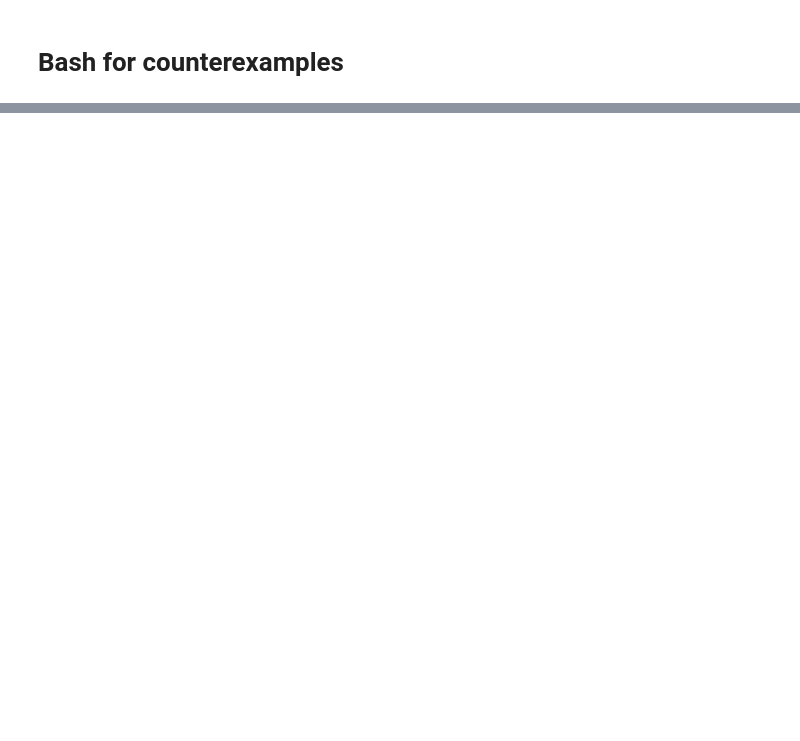
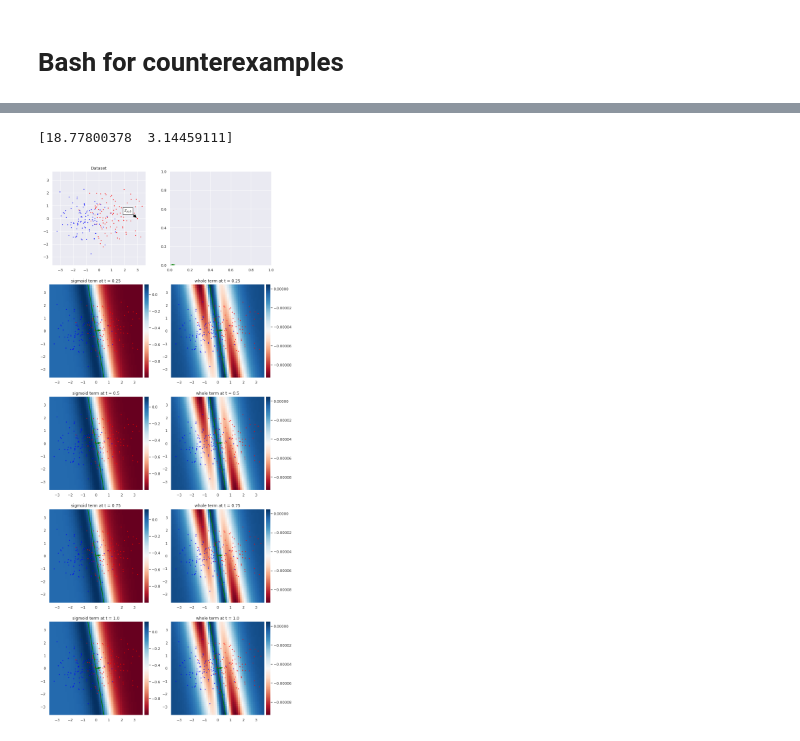
Before and after one commit to bbbert/influence-release, a Jupyter notebook: scripts/bash_examples.ipynb, the cells around one changed output, grey strips where cells are left out. Saved outputs shown, nothing was run; the diff lists cells and outputs as text; code cells hidden in the pictures; blank space fills up the shorter version.

```diff
--- a/scripts/bash_examples.ipynb
+++ b/scripts/bash_examples.ipynb
@@ -236,0 +327,5 @@ find_counterexample(X, y, M=3, lm=LogisticRegression())
+# %%
+experiment(X, y, (np.array([3, 0]), 1), what_to_plot="sigmoid_term")
+# %% [output]
+[18.77800378  3.14459111]
+[figure, added]
```
Also changed, not shown: parts of 10 cells of this notebook, 3 other files.
